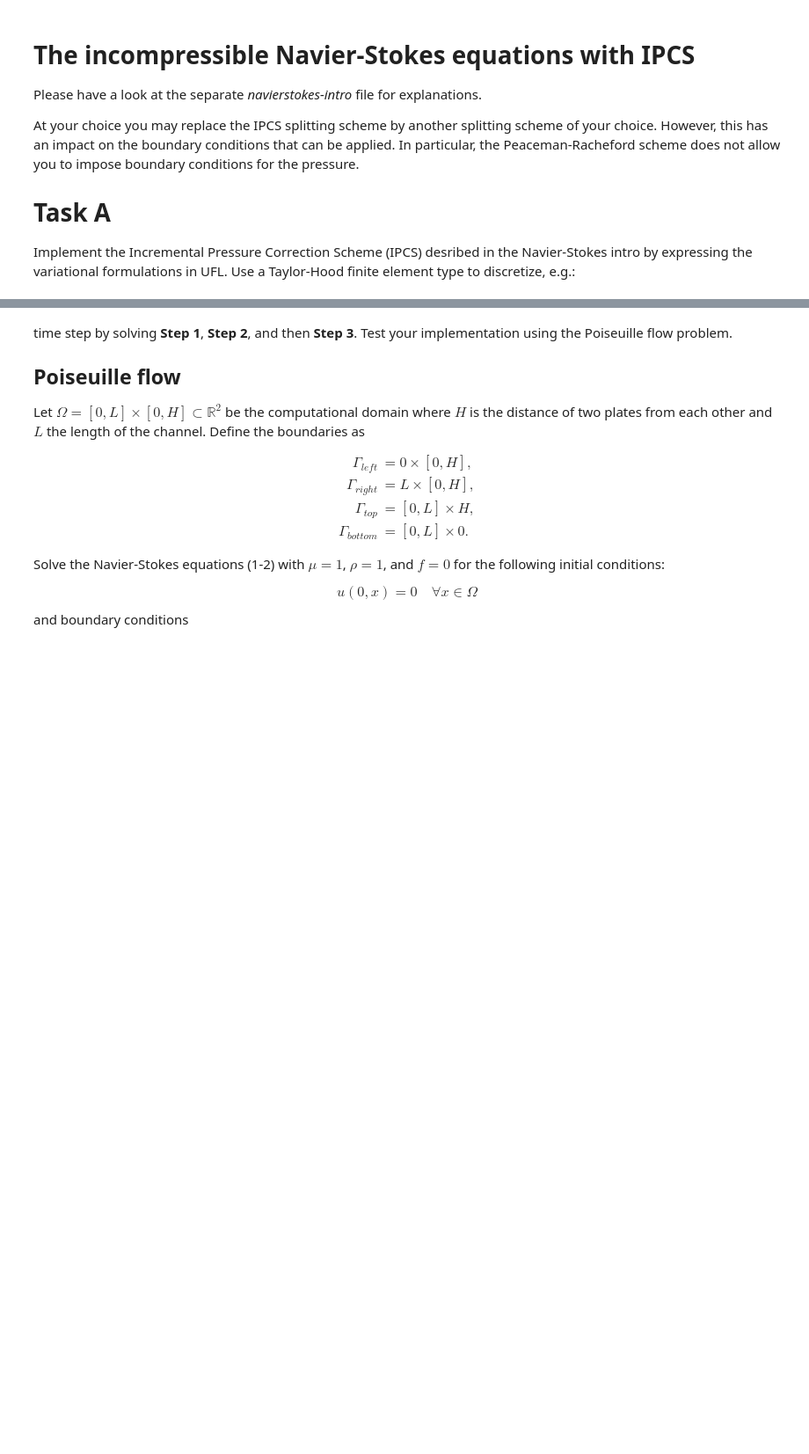
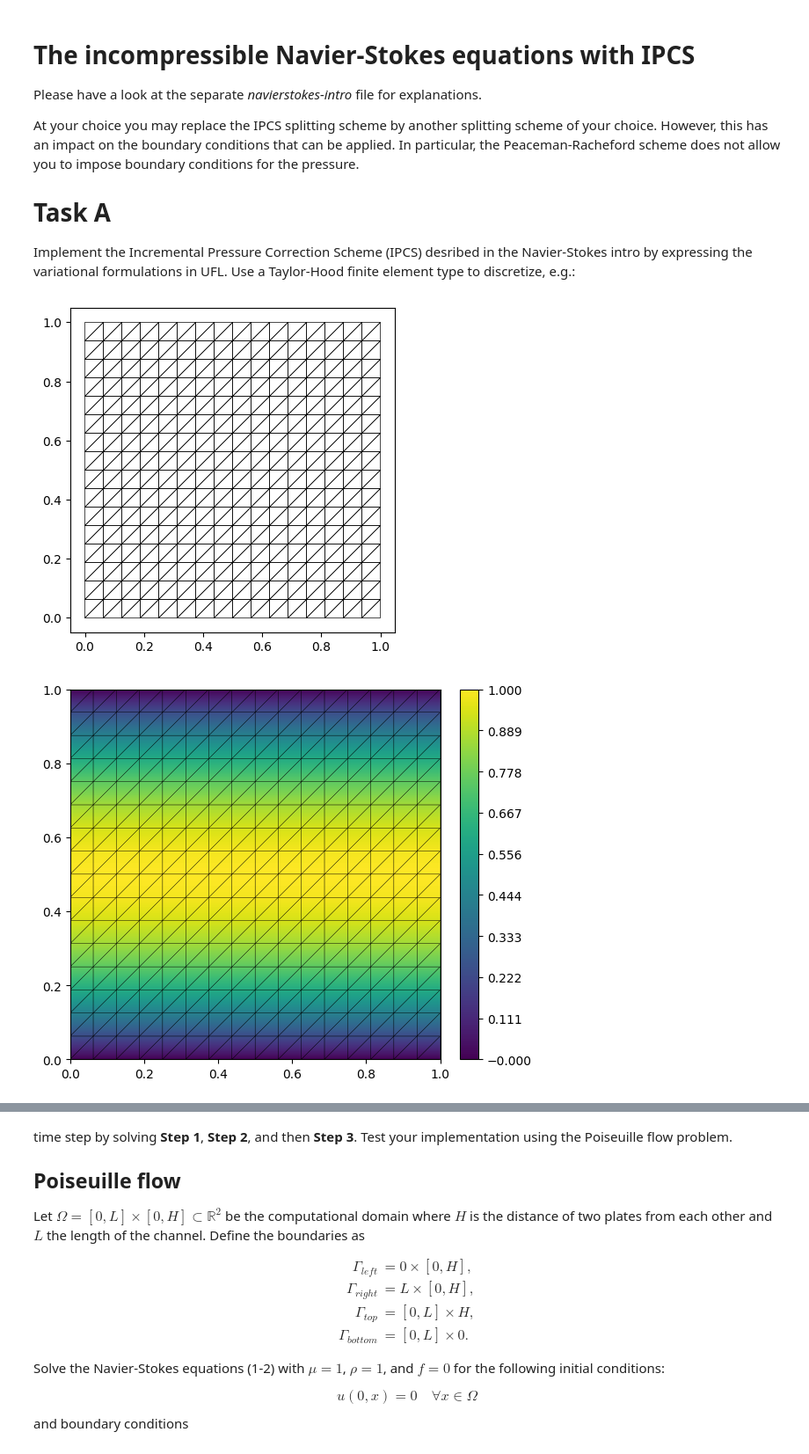
Before and after one commit to Mag-r/finite_elemente, a Jupyter notebook: karman/navierstokes_excercise.ipynb, the cells around one changed output, grey strips where cells are left out. Shown at 88% size. Cells and saved outputs as stored; diff of their text form; code cells hidden in the pictures; blank space fills up the shorter version.

```diff
--- a/karman/navierstokes_excercise.ipynb
+++ b/karman/navierstokes_excercise.ipynb
@@ -112,24 +113,27 @@ class NavierStokesSolver:
 # %%
 domain = cartesianDomain([0,0], [1,1], [16,16])
 gridView = leafGridView(domain)
 order = 2
 solver = NavierStokesSolver(gridView, order, mu, rho, dt)
 no_slip_bottom = dune.ufl.DirichletBC(solver.compositeTaylorHoodSpace, [0,0,None], solver.x[1] < 1e-10)
 no_slip_top = dune.ufl.DirichletBC(solver.compositeTaylorHoodSpace, [0,0,None], solver.x[1] > 1-1e-10)
 pressure_dirichlet_left = dune.ufl.DirichletBC(solver.compositeTaylorHoodSpace, [None, None, 8.0], solver.x[0] < 1e-10)
 pressure_dirichlet_right = dune.ufl.DirichletBC(solver.compositeTaylorHoodSpace, [None, None, 0.0], solver.x[0] > 1-1e-10)
 neumann_boundary_form = ufl.inner(
-        ufl.dot(ufl.nabla_grad(solver.u), solver.n)*solver.mu - solver.p * solver.n, solver.v
+        ufl.dot(ufl.nabla_grad(solver.u).T, solver.n)*solver.mu - solver.p * solver.n, solver.v
     ) * (ufl.conditional(ufl.lt(solver.x[0], 1e-10), 1, 0) + ufl.conditional(ufl.gt(solver.x[0], 1 - 1e-10), 1, 0)) * ufl.ds
 solver.generate_navier_stokes_schemes([no_slip_bottom, no_slip_top], [pressure_dirichlet_left, pressure_dirichlet_right], neumann_boundary_form)
 
 exact_u = dune.fem.function.gridFunction([4 * solver.x[1] * (1 - solver.x[1]),0],gridView = gridView)
 exact_p = dune.fem.function.gridFunction(8*(1-solver.x[0]),gridView)
 exact_u = solver.V_space.interpolate(exact_u)
 exact_p = solver.P_space.interpolate(exact_p)
 
-# exact_u.plot()
+exact_u.plot()
 # exact_p.plot()
+# %% [output]
+[figure, added]
+[figure, added]
 # %%
 
 t_end = 10
```
Also changed, not shown: parts of 2 cells of this notebook, 1 other file.
